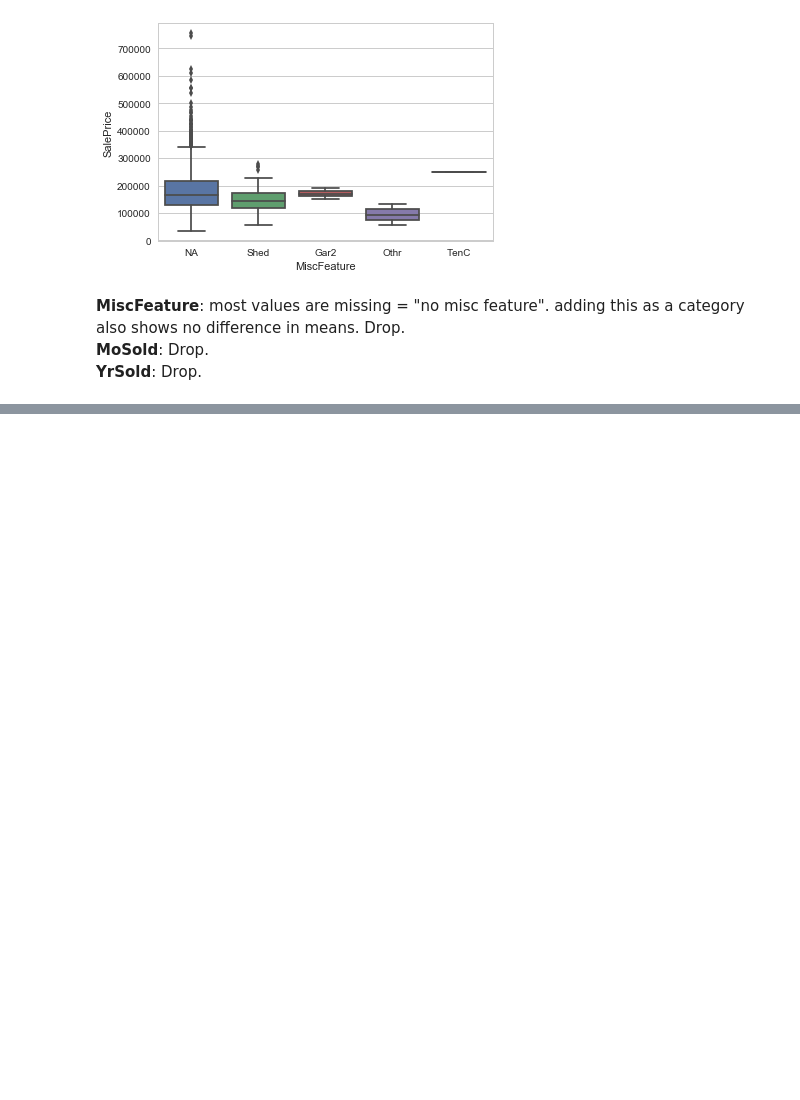
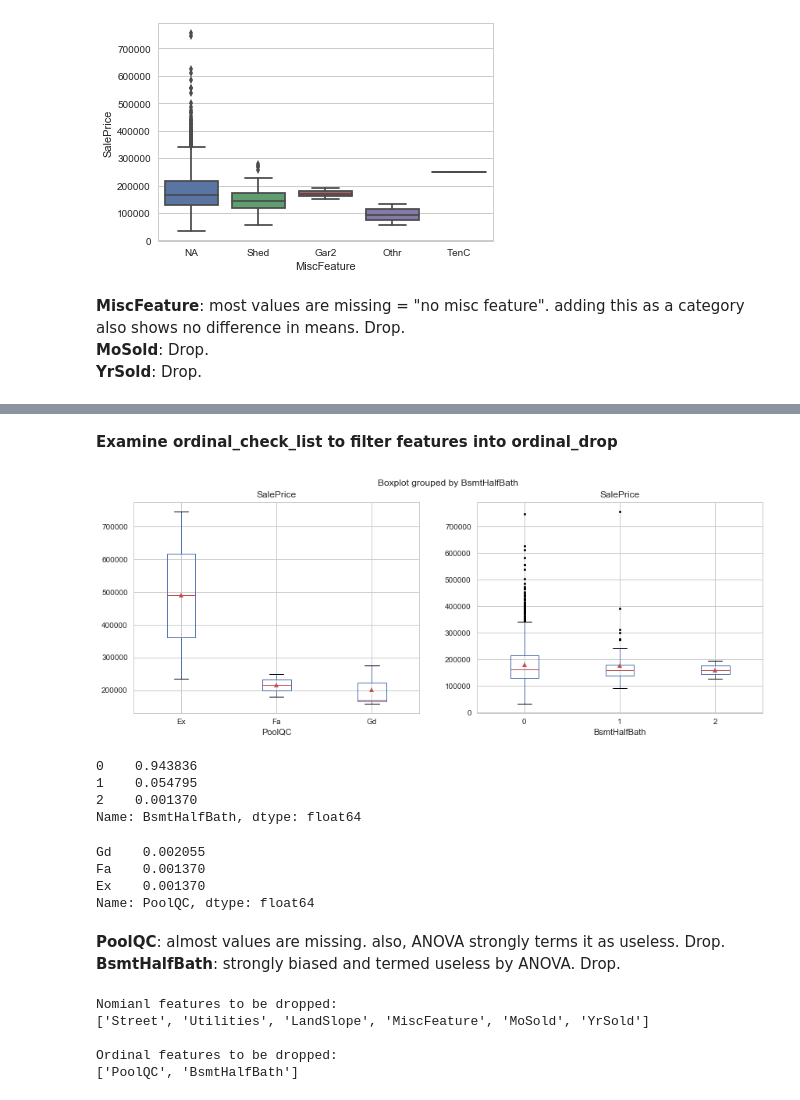
Before and after one commit to indianmoody/data-science-portfolio, a Jupyter notebook: ames_housing_prices/bivariate2.ipynb, the cells around one changed output, grey strips where cells are left out. Drawn from its saved outputs; the diff is of its cells as text; code cells hidden in the pictures; blank space fills up the shorter version.

```diff
--- a/ames_housing_prices/bivariate2.ipynb
+++ b/ames_housing_prices/bivariate2.ipynb
@@ -169,0 +174,5 @@ nominal_drop = nominal_check_list.copy()
+# %%
+# list of ordinal features need to be checked further (boxplot), before adding into drop list
+ordinal_check_list = []
+# drop list for ordinal features
+ordinal_drop = []
@@ -169,0 +200,2 @@ nominal_drop = nominal_check_list.copy()
+# %%
+ordinal_check_list.append("PoolQC")
@@ -169,0 +223,27 @@ nominal_drop = nominal_check_list.copy()
+# %%
+ordinal_check_list.append("BsmtHalfBath")
+# %% [markdown]
+**Examine ordinal_check_list to filter features into ordinal_drop**
+# %%
+fig2, ax2 = plt.subplots(nrows=1, ncols=2, figsize=(14,5))
+for i in range(0,2):
+    ames.boxplot(column='SalePrice',by=ordinal_check_list[i],sym='k.', ax=ax2[i], showmeans=True)
+# %% [output]
+[figure, added]
+# %%
+ames['BsmtHalfBath'].value_counts()/1460
+# %% [output]
+0    0.943836
+1    0.054795
+2    0.001370
+Name: BsmtHalfBath, dtype: float64
+# %%
+ames['PoolQC'].value_counts()/1460
+# %% [output]
+Gd    0.002055
+Fa    0.001370
+Ex    0.001370
+Name: PoolQC, dtype: float64
+# %% [markdown]
+**PoolQC**: almost values are missing. also, ANOVA strongly terms it as useless. Drop.
+**BsmtHalfBath**: strongly biased and termed useless by ANOVA. Drop.
@@ -169,0 +252,9 @@ nominal_drop = nominal_check_list.copy()
+# %%
+print("Nomianl features to be dropped:\n{}".format(nominal_drop), end="\n\n")
+print("Ordinal features to be dropped:\n{}".format(ordinal_drop))
+# %% [output]
+Nomianl features to be dropped:
+['Street', 'Utilities', 'LandSlope', 'MiscFeature', 'MoSold', 'YrSold']
+
+Ordinal features to be dropped:
+['PoolQC', 'BsmtHalfBath']
```
Also changed, not shown: parts of 5 cells of this notebook.
